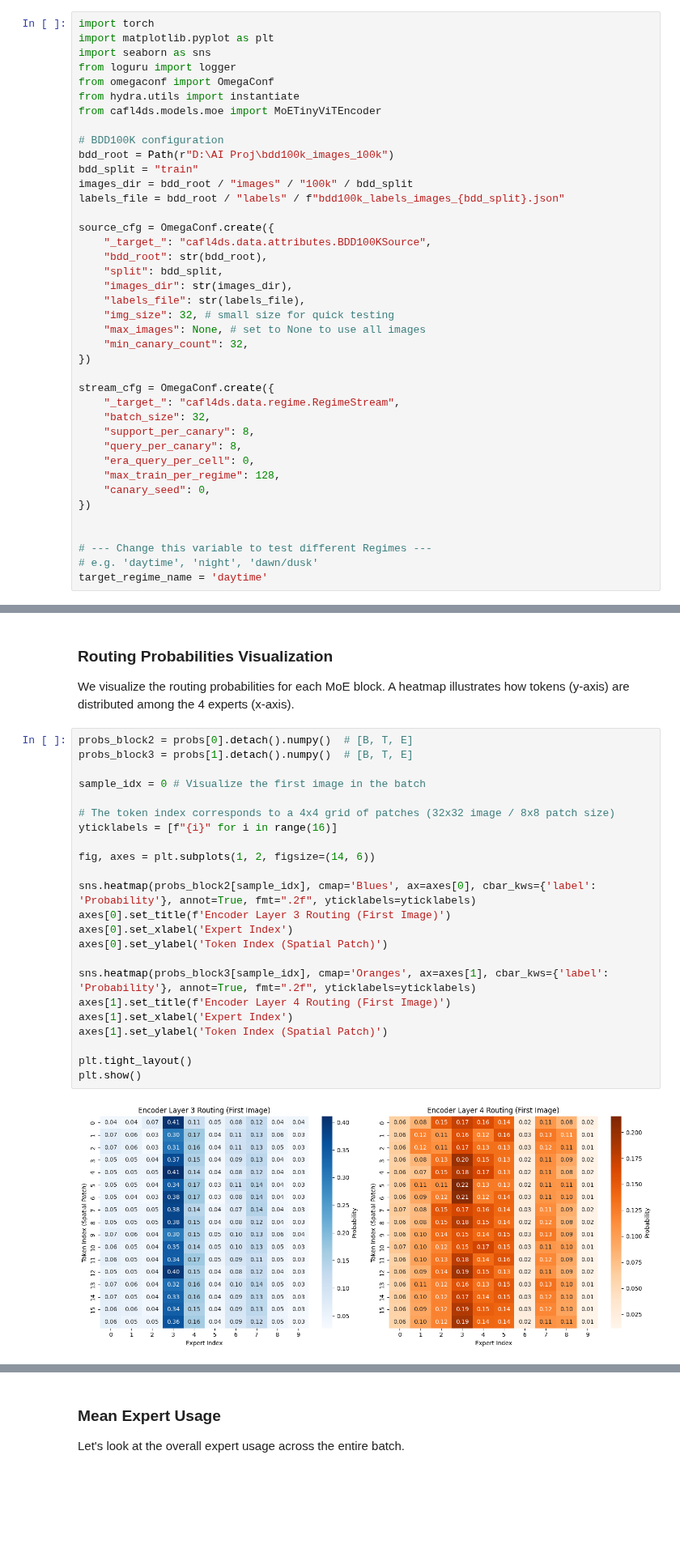
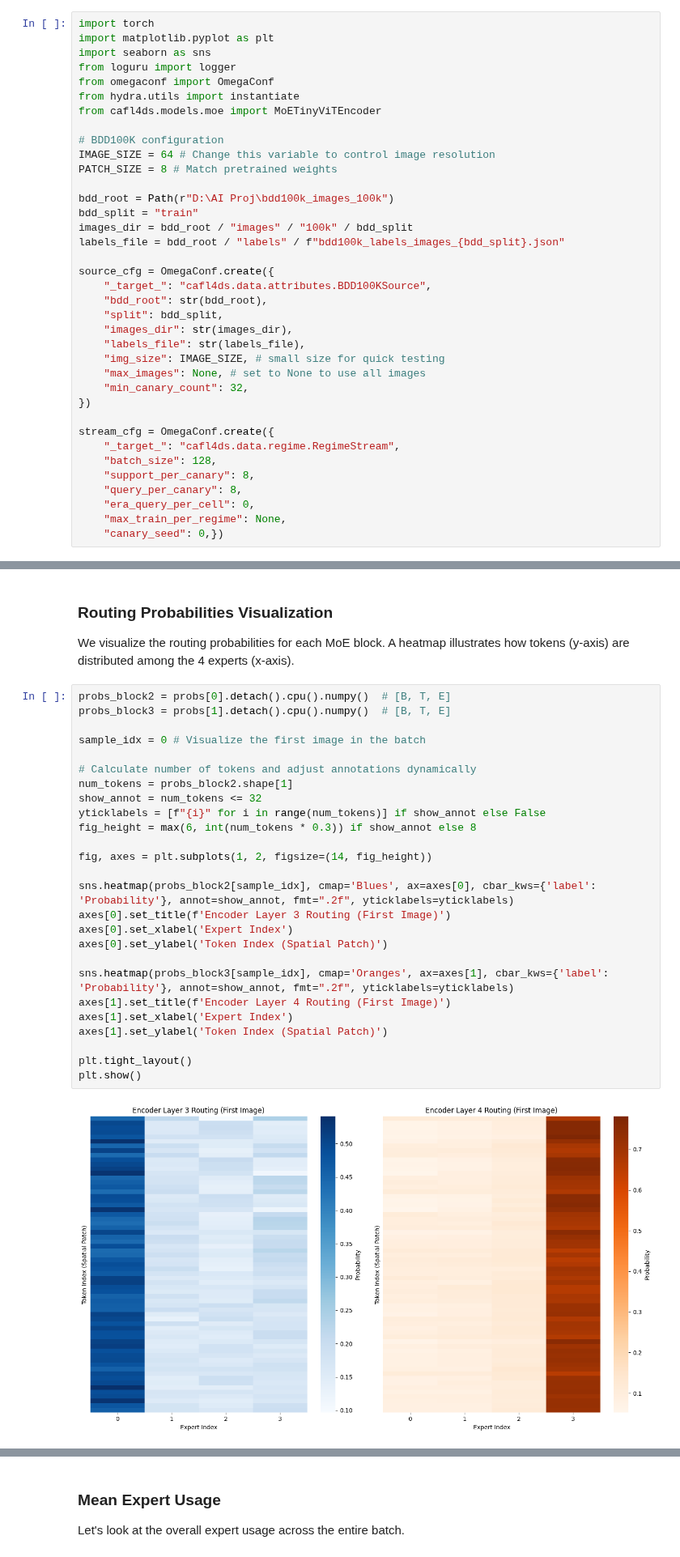
Before and after one commit to Particle9/cafl4ds, a Jupyter notebook: notebooks/test_moe.ipynb, the cells around one changed output, grey strips where cells are left out. Shown at 81% size. Drawn from its saved outputs; the diff is of its cells as text; blank space fills up the shorter version.

```diff
--- a/notebooks/test_moe.ipynb
+++ b/notebooks/test_moe.ipynb
@@ -25,6 +24,9 @@ from hydra.utils import instantiate
 from cafl4ds.models.moe import MoETinyViTEncoder
 
 # BDD100K configuration
+IMAGE_SIZE = 64 # Change this variable to control image resolution
+PATCH_SIZE = 8 # Match pretrained weights
+
 bdd_root = Path(r"D:\AI Proj\bdd100k_images_100k")
 bdd_split = "train"
 images_dir = bdd_root / "images" / "100k" / bdd_split
@@ -36,25 +38,19 @@ source_cfg = OmegaConf.create({
     "split": bdd_split,
     "images_dir": str(images_dir),
     "labels_file": str(labels_file),
-    "img_size": 32, # small size for quick testing
+    "img_size": IMAGE_SIZE, # small size for quick testing
     "max_images": None, # set to None to use all images
     "min_canary_count": 32,
 })
 
 stream_cfg = OmegaConf.create({
     "_target_": "cafl4ds.data.regime.RegimeStream",
-    "batch_size": 32,
+    "batch_size": 128,
     "support_per_canary": 8,
     "query_per_canary": 8,
     "era_query_per_cell": 0,
-    "max_train_per_regime": 128,
-    "canary_seed": 0,
-})
-
-
-# --- Change this variable to test different Regimes ---
-# e.g. 'daytime', 'night', 'dawn/dusk'
-target_regime_name = 'daytime'
+    "max_train_per_regime": None,
+    "canary_seed": 0,})
 # %%
 try:
     source = instantiate(source_cfg)
@@ -117,27 +156,30 @@ Auxiliary balancing loss: 22.1635
 
 We visualize the routing probabilities for each MoE block. A heatmap illustrates how tokens (y-axis) are distributed among the 4 experts (x-axis).
 # %%
-probs_block2 = probs[0].detach().numpy()  # [B, T, E]
-probs_block3 = probs[1].detach().numpy()  # [B, T, E]
+probs_block2 = probs[0].detach().cpu().numpy()  # [B, T, E]
+probs_block3 = probs[1].detach().cpu().numpy()  # [B, T, E]
 
 sample_idx = 0 # Visualize the first image in the batch
 
-# The token index corresponds to a 4x4 grid of patches (32x32 image / 8x8 patch size)
-yticklabels = [f"{i}" for i in range(16)]
+# Calculate number of tokens and adjust annotations dynamically
+num_tokens = probs_block2.shape[1]
+show_annot = num_tokens <= 32
+yticklabels = [f"{i}" for i in range(num_tokens)] if show_annot else False
+fig_height = max(6, int(num_tokens * 0.3)) if show_annot else 8
 
-fig, axes = plt.subplots(1, 2, figsize=(14, 6))
+fig, axes = plt.subplots(1, 2, figsize=(14, fig_height))
 
-sns.heatmap(probs_block2[sample_idx], cmap='Blues', ax=axes[0], cbar_kws={'label': 'Probability'}, annot=True, fmt=".2f", yticklabels=yticklabels)
+sns.heatmap(probs_block2[sample_idx], cmap='Blues', ax=axes[0], cbar_kws={'label': 'Probability'}, annot=show_annot, fmt=".2f", yticklabels=yticklabels)
 axes[0].set_title(f'Encoder Layer 3 Routing (First Image)')
 axes[0].set_xlabel('Expert Index')
 axes[0].set_ylabel('Token Index (Spatial Patch)')
 
-sns.heatmap(probs_block3[sample_idx], cmap='Oranges', ax=axes[1], cbar_kws={'label': 'Probability'}, annot=True, fmt=".2f", yticklabels=yticklabels)
+sns.heatmap(probs_block3[sample_idx], cmap='Oranges', ax=axes[1], cbar_kws={'label': 'Probability'}, annot=show_annot, fmt=".2f", yticklabels=yticklabels)
 axes[1].set_title(f'Encoder Layer 4 Routing (First Image)')
 axes[1].set_xlabel('Expert Index')
 axes[1].set_ylabel('Token Index (Spatial Patch)')
 
 plt.tight_layout()
 plt.show()
 # %% [output]
-[figure, old version]
+[figure, new version]
```
Also changed, not shown: parts of 46 cells of this notebook.
